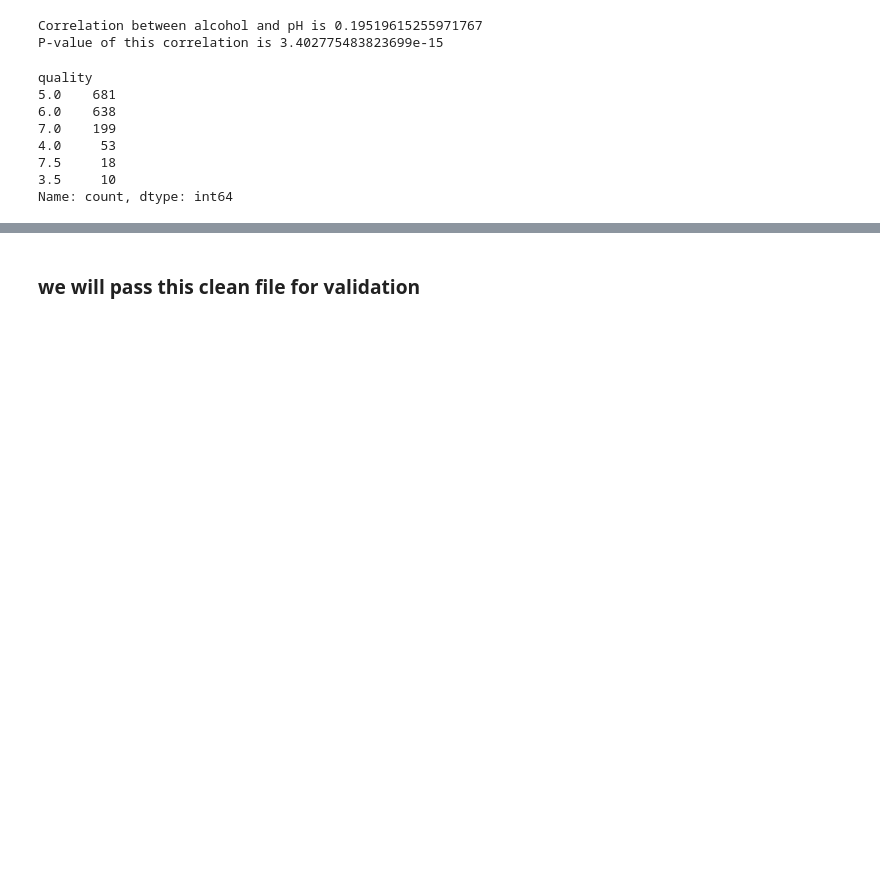
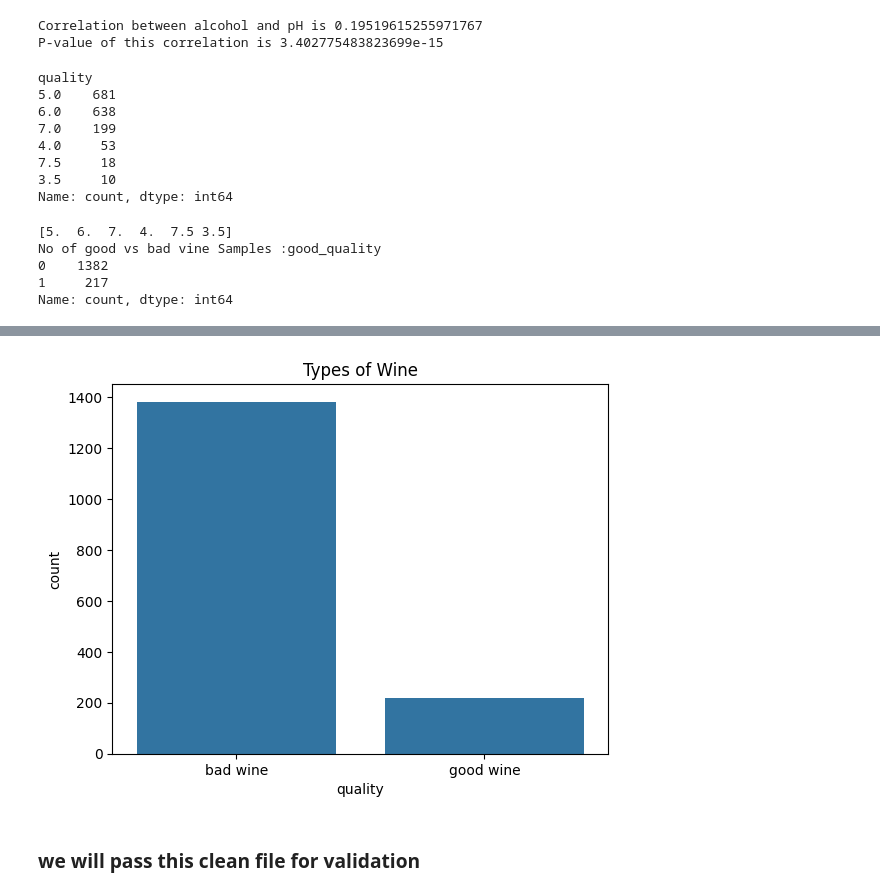
Before and after one commit to lokesh182/Wine-Quality-Prediction-with-MLOps, a Jupyter notebook: research/02_data_validation.ipynb, the cells around one changed output, grey strips where cells are left out. Cells and saved outputs as stored; diff of their text form; code cells hidden in the pictures; blank space fills up the shorter version.

Commit message:
Data Transformation Done

```diff
--- a/research/02_data_validation.ipynb
+++ b/research/02_data_validation.ipynb
@@ -351,3 +349,23 @@ quality
 7.5     18
 3.5     10
 Name: count, dtype: int64
+# %%
+print(df1['quality'].unique())
+
+        #if wine quality is 7 or above then we will consider it as good(1) else bad(0)
+df1['good_quality'] = [1 if X >=7 else 0 for X in df1['quality']]
+
+print(f"No of good vs bad vine Samples :{df1['good_quality'].value_counts()}")
+# %% [output]
+[5.  6.  7.  4.  7.5 3.5]
+No of good vs bad vine Samples :good_quality
+0    1382
+1     217
+Name: count, dtype: int64
+# %%
+df1['quality'] = df1['quality'].apply(lambda x: 1 if x >= 7 else 0)
+sns.countplot(data = df1, x = 'quality')
+plt.xticks([0,1], ['bad wine','good wine'])
+plt.title("Types of Wine")
+plt.show()
+# %% [output]
@@ -354,2 +374,3 @@ Name: count, dtype: int64
+[figure, added]
 # %% [markdown]
 ### we will pass this clean file for validation
```
Also changed, not shown: parts of 17 cells of this notebook, 17 other files.
